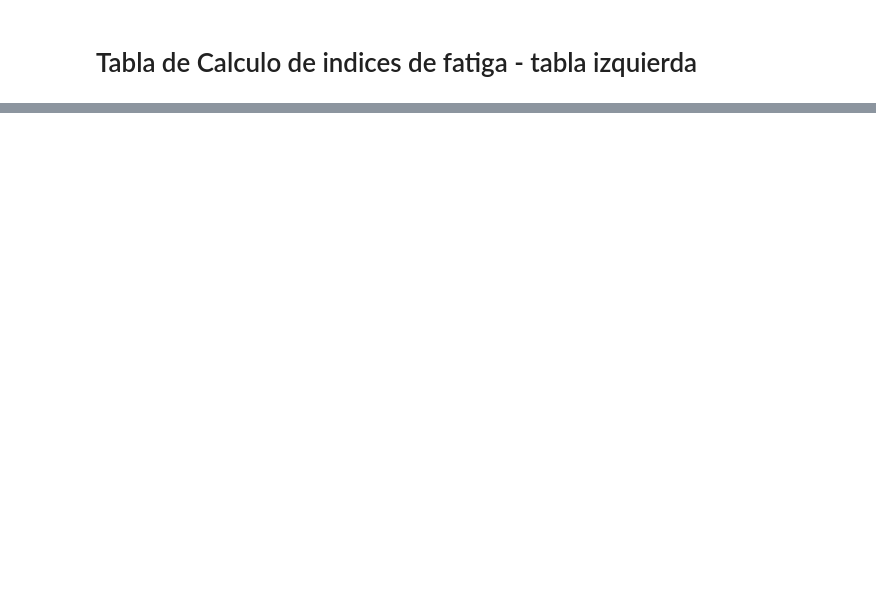
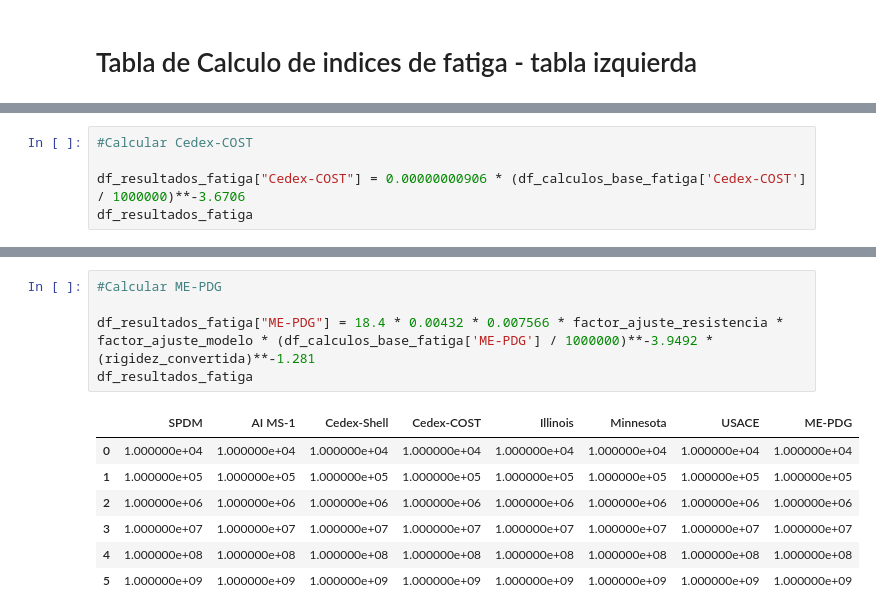
Before and after one commit to javi12we/TMI_Calculos, a Jupyter notebook: notebooks/3. Indice Fatiga.ipynb, the cells around one changed output, grey strips where cells are left out. Saved outputs shown, nothing was run; the diff lists cells and outputs as text; blank space fills up the shorter version.

```diff
--- a/notebooks/3. Indice Fatiga.ipynb
+++ b/notebooks/3. Indice Fatiga.ipynb
@@ -103,0 +149,5 @@ df_calculos_base_fatiga
+# %%
+#Calcular Cedex-COST
+
+df_resultados_fatiga["Cedex-COST"] = 0.00000000906 * (df_calculos_base_fatiga['Cedex-COST'] / 1000000)**-3.6706
+df_resultados_fatiga
@@ -103,0 +201,13 @@ df_calculos_base_fatiga
+# %%
+#Calcular ME-PDG
+
+df_resultados_fatiga["ME-PDG"] = 18.4 * 0.00432 * 0.007566 * factor_ajuste_resistencia * factor_ajuste_modelo * (df_calculos_base_fatiga['ME-PDG'] / 1000000)**-3.9492 * (rigidez_convertida)**-1.281
+df_resultados_fatiga
+# %% [output]
+|  | SPDM | AI MS-1 | Cedex-Shell | Cedex-COST | Illinois | Minnesota | USACE | ME-PDG |
+| 0 | 1.000000e+04 | 1.000000e+04 | 1.000000e+04 | 1.000000e+04 | 1.000000e+04 | 1.000000e+04 | 1.000000e+04 | 1.000000e+04 |
+| 1 | 1.000000e+05 | 1.000000e+05 | 1.000000e+05 | 1.000000e+05 | 1.000000e+05 | 1.000000e+05 | 1.000000e+05 | 1.000000e+05 |
+| 2 | 1.000000e+06 | 1.000000e+06 | 1.000000e+06 | 1.000000e+06 | 1.000000e+06 | 1.000000e+06 | 1.000000e+06 | 1.000000e+06 |
+| 3 | 1.000000e+07 | 1.000000e+07 | 1.000000e+07 | 1.000000e+07 | 1.000000e+07 | 1.000000e+07 | 1.000000e+07 | 1.000000e+07 |
+| 4 | 1.000000e+08 | 1.000000e+08 | 1.000000e+08 | 1.000000e+08 | 1.000000e+08 | 1.000000e+08 | 1.000000e+08 | 1.000000e+08 |
+| 5 | 1.000000e+09 | 1.000000e+09 | 1.000000e+09 | 1.000000e+09 | 1.000000e+09 | 1.000000e+09 | 1.000000e+09 | 1.000000e+09 |
```
Also changed, not shown: parts of 12 cells of this notebook.
